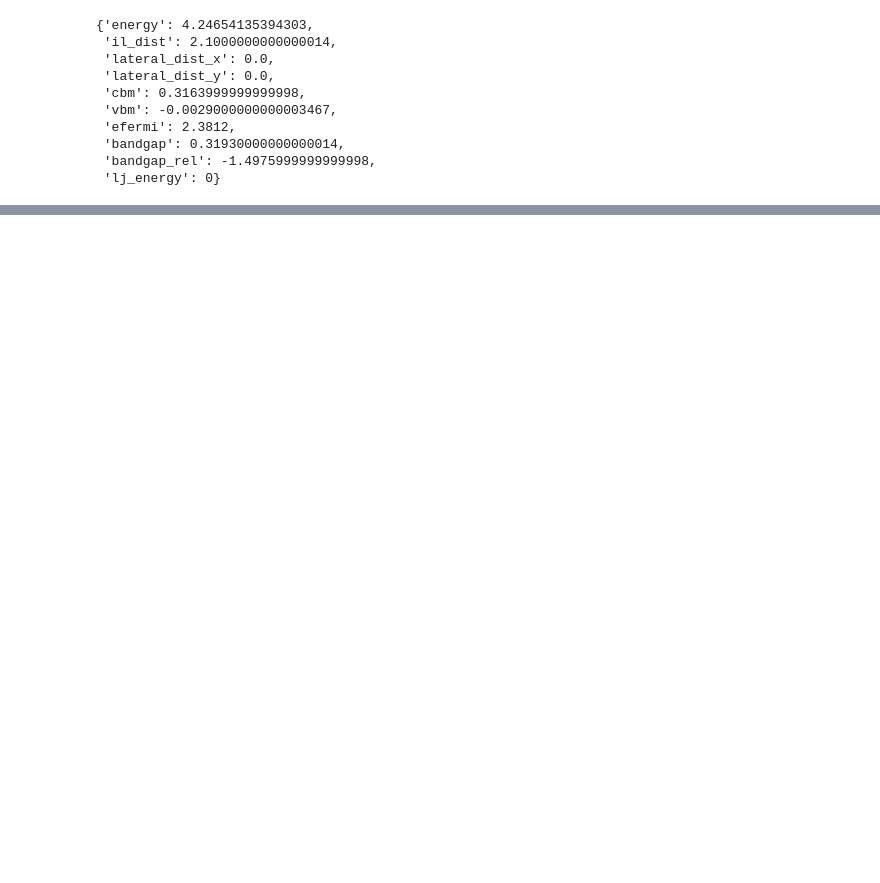
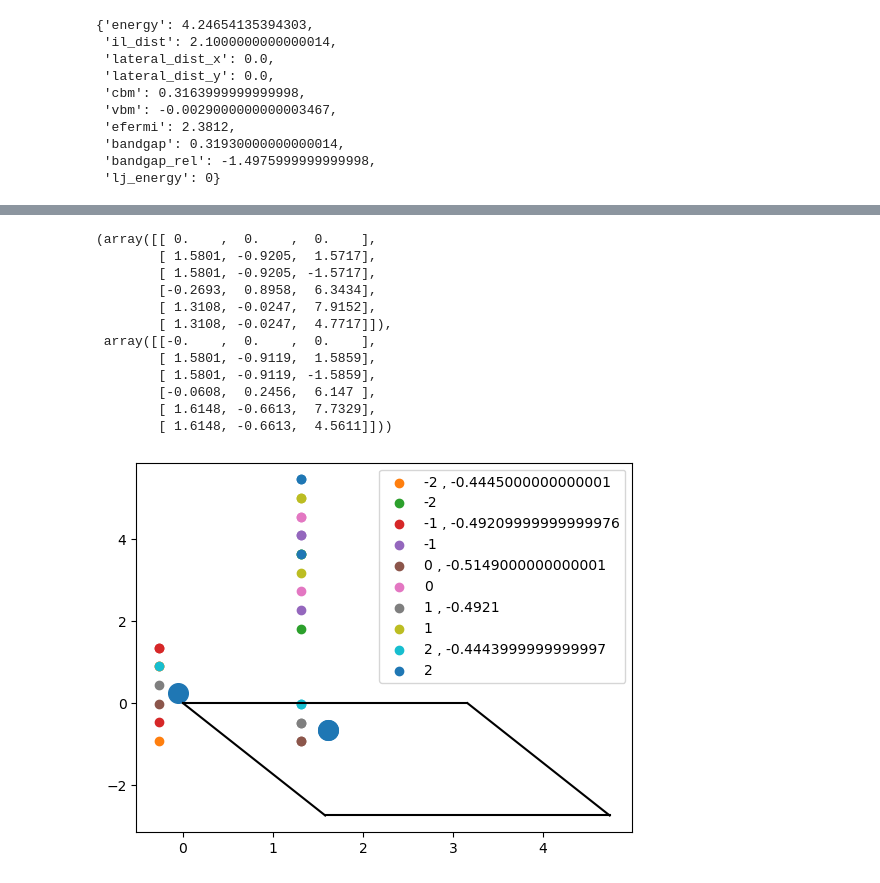
Before and after one commit to jdgeorga/scf_comparison, a Jupyter notebook: scratch/moire/moire_chunking.ipynb, the cells around one changed output, grey strips where cells are left out. Drawn from its saved outputs; the diff is of its cells as text; code cells hidden in the pictures; blank space fills up the shorter version.

```diff
--- a/scratch/moire/moire_chunking.ipynb
+++ b/scratch/moire/moire_chunking.ipynb
@@ -103,0 +307,36 @@ plt.axis('scaled')
+# %%
+plt.scatter(moire_test[3:,0],moire_test[3:,1], s = 200)
+for i in [-2,-1,0,1,2]:
+    ii = index + i
+    db_test = np.around(db_fingerprint[ii]['scaled_positions']@ pristine_atoms.cell,4)
+
+    plt.scatter(db_test[3:,0],db_test[3:,1], label = f'{i} , {db_fingerprint[ii]["e_value"]}')
+    plt.scatter(clean_database[ii].positions[3:,0],clean_database[ii].positions[3:,1], label = i)
+
+p1 = np.array([0,0])
+p2 = pristine_atoms.cell[0]
+p3 = pristine_atoms.cell[0] - pristine_atoms.cell[1]
+p4 = -pristine_atoms.cell[1]
+# print(x0,y0)
+# Draw lines around each grid cell
+plt.plot([p1[0], p2[0]], [p1[1], p2[1]], color='black') # Bottom edge
+plt.plot([p2[0], p3[0]], [p2[1], p3[1]], color='black') # Right edge
+plt.plot([p3[0], p4[0]], [p3[1], p4[1]], color='black') # Top edge
+plt.plot([p4[0], p1[0]], [p4[1], p1[1]], color='black') # Left edge
+
+plt.legend()
+db_test, moire_test
+# %% [output]
+(array([[ 0.    ,  0.    ,  0.    ],
+        [ 1.5801, -0.9205,  1.5717],
+        [ 1.5801, -0.9205, -1.5717],
+        [-0.2693,  0.8958,  6.3434],
+        [ 1.3108, -0.0247,  7.9152],
+        [ 1.3108, -0.0247,  4.7717]]),
+ array([[-0.    ,  0.    ,  0.    ],
+        [ 1.5801, -0.9119,  1.5859],
+        [ 1.5801, -0.9119, -1.5859],
+        [-0.0608,  0.2456,  6.147 ],
+        [ 1.6148, -0.6613,  7.7329],
+        [ 1.6148, -0.6613,  4.5611]]))
+[figure, added]
```
Also changed, not shown: parts of 20 cells of this notebook, 6 other files.
